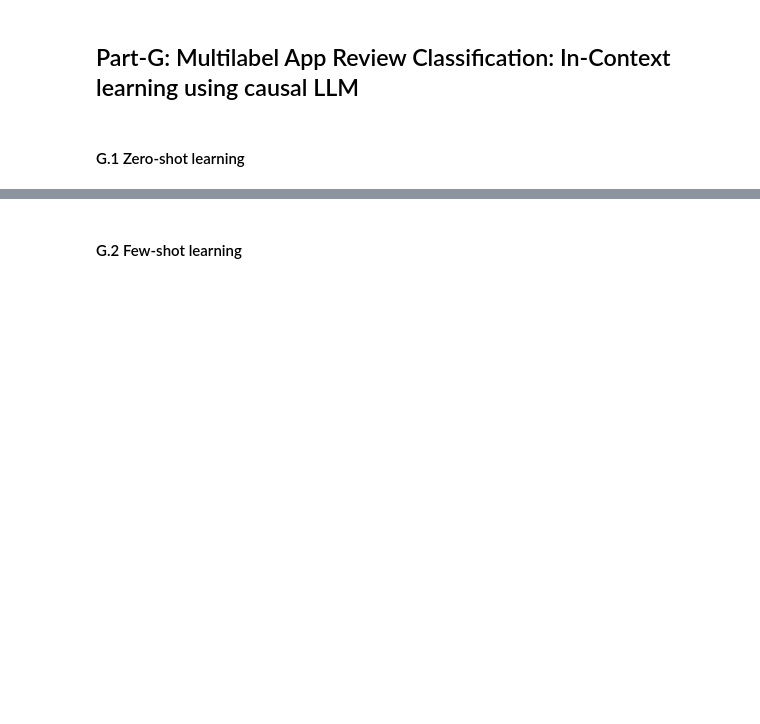
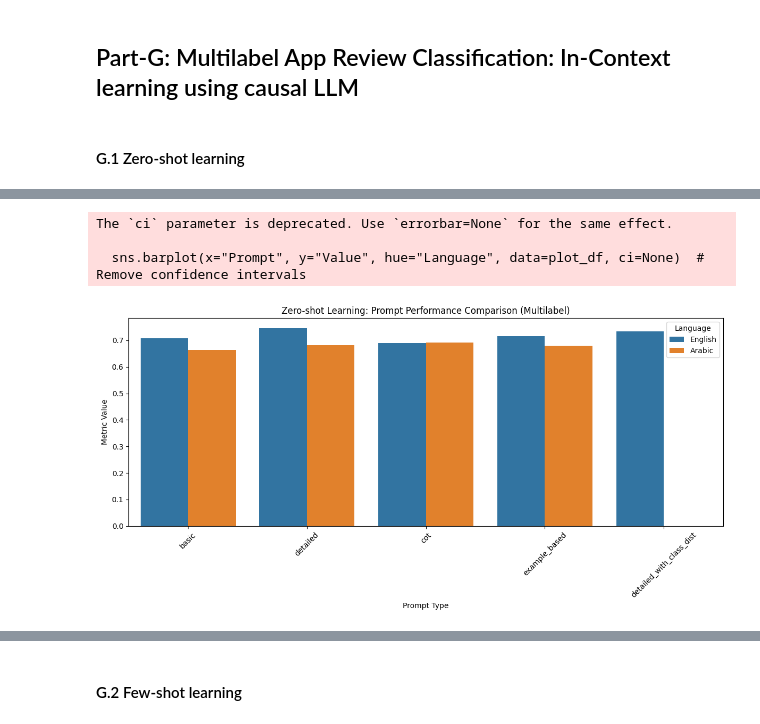
Before and after one commit to Hayder-Aleissa/NLP-Project, a Jupyter notebook: NLP_project.ipynb, the cells around one changed output, grey strips where cells are left out. Saved outputs shown, nothing was run; the diff lists cells and outputs as text; code cells hidden in the pictures; blank space fills up the shorter version.

```diff
--- a/NLP_project.ipynb
+++ b/NLP_project.ipynb
@@ -3425,0 +3584,9 @@ plt.show()
+# %%
+import pandas as pd
+from sklearn.model_selection import train_test_split
+SEED = 777
+# Load and prepare data
+train_df, val_df, test_df = load_data()
+
+# Define possible labels
+possible_labels = ["bug_report", "rating", "improvement_request", "others"]
@@ -3425,0 +3800,28 @@ plt.show()
+# %%
+def add_class_distribution_to_prompt(prompt_template, class_dist):
+    """
+    Add class distribution information for multilabel data to a prompt.
+
+    Args:
+        prompt_template: Base prompt template
+        class_dist: Dictionary with class distribution information
+
+    Returns:
+        modified_prompt: Prompt with class distribution
+    """
+    dist_text = "Based on our training data, the distribution of classes is as follows:\n"
+    for label_col, dist in class_dist.items():
+        dist_text += f"**{label_col}:**\n"  # Add label column name
+        for label, percentage in dist.items():
+            dist_text += f"- {label}: {percentage}\n"
+        dist_text += "\n"  # Add a separator between label columns
+
+    # Insert the distribution information before the review
+    if "App Review:" in prompt_template:
+        modified_prompt = prompt_template.replace("App Review:", dist_text + "\nApp Review:")
+    elif "مراجعة التطبيق:" in prompt_template:
+        modified_prompt = prompt_template.replace("مراجعة التطبيق:", dist_text + "\nمراجعة التطبيق:")
+    else:
+        modified_prompt = prompt_template + "\n" + dist_text
+
+    return modified_prompt
@@ -3425,0 +4026,3 @@ plt.show()
+# %%
+# Zero-shot learning experiments
+english_results, arabic_results = zero_shot_learning(train_df, val_df, possible_labels, n_samples=100)
@@ -3425,0 +4095,7 @@ plt.show()
+# %%
+plot_zero_shot_results(english_results, arabic_results)
+# %% [output]
+The `ci` parameter is deprecated. Use `errorbar=None` for the same effect.
+
+  sns.barplot(x="Prompt", y="Value", hue="Language", data=plot_df, ci=None)  # Remove confidence intervals
+[figure, added]
```
Also changed, not shown: parts of 38 cells of this notebook.
